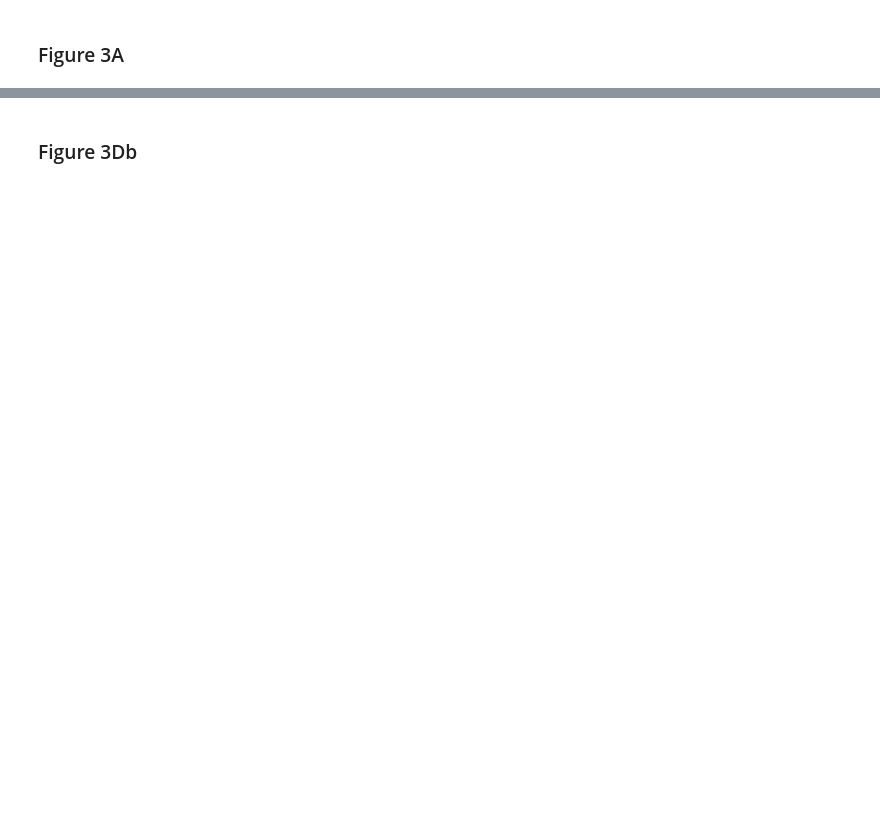
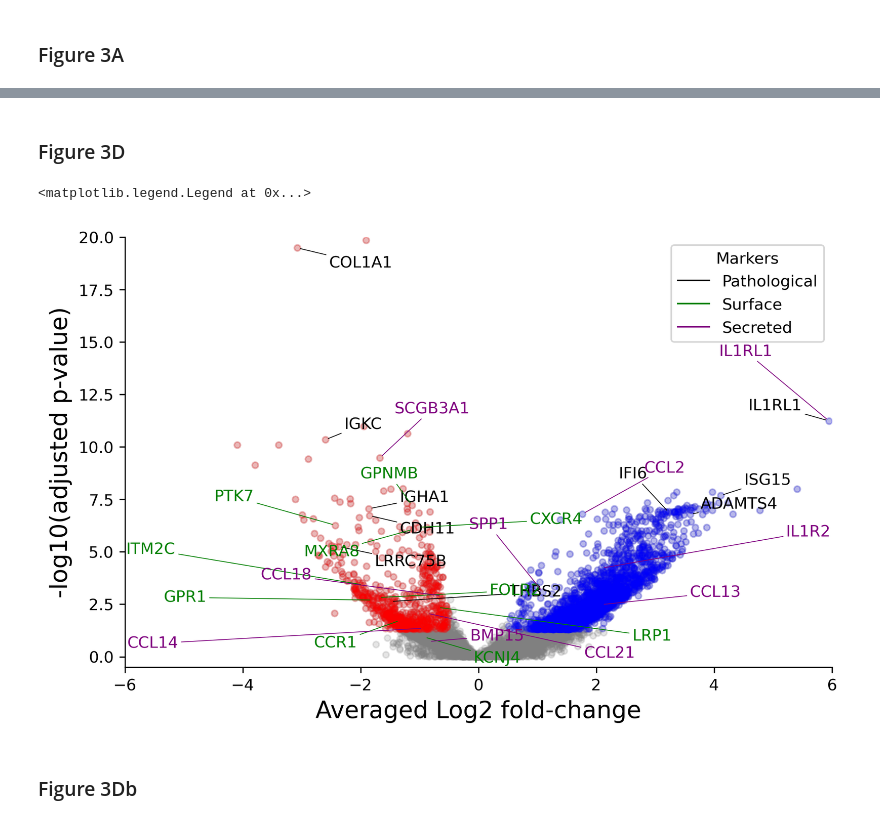
Before and after one commit to thjimmylee/UKCIC-COVID19-paper-figures, a Jupyter notebook: spatial_1/notebooks/Figure3.ipynb, the cells around one changed output, grey strips where cells are left out. Cells and saved outputs as stored; diff of their text form; code cells hidden in the pictures; blank space fills up the shorter version.

```diff
--- a/spatial_1/notebooks/Figure3.ipynb
+++ b/spatial_1/notebooks/Figure3.ipynb
@@ -81,3 +84,81 @@ p1
+# %% [markdown]
+### Figure 3D
+# %%
+patho_candidates = pd.read_csv("../data/fig3_rf_top10_pathol_mean_exp.csv", sep = ",", index_col=0).columns
+surface_candidates = pd.read_csv("../data/fig3_surface_rf_top10_pathol_mean_exp.csv", sep = ",", index_col=0).columns
+secreted_candidates = pd.read_csv("../data/fig3_secreted_rf_top10_pathol_mean_exp.csv", sep = ",", index_col=0).columns
+df_deg_EDADvsODAD =  pd.read_csv("../data/fig3_edger_EDAD_ODAD_deg.csv", sep = ",", index_col = 0)
+# %%
+fdr = .05
+fc_thr = .5
+dotsize = 15
+alpha = .2
+xlim = [-6, 6]
+ylim = [-.5,20]
+title = ""
+figsize = [8,5]
+df_deg = df_deg_EDADvsODAD
+
+
+df_i = df_deg[[df_deg.iloc[c].p_val_adj <= fdr and df_deg.iloc[c].avg_logFC >= fc_thr for c in range(len(df_deg)) ]]
+df_d = df_deg[[df_deg.iloc[c].p_val_adj <= fdr and df_deg.iloc[c].avg_logFC <= -fc_thr for c in range(len(df_deg)) ]]
+
+fig, ax = plt.subplots(figsize = tuple(figsize), dpi = dpi)
+plt.rc('font', size = 10)          # controls default text sizes
+plt.rc('axes', labelsize = 5)    # fontsize of the x and y labels
+plt.rc('legend', fontsize = 5)    # legend fontsize
+plt.rc('figure', titlesize = 5)  # fontsize of the figure title
+ax.grid(False)
+ax.spines["right"].set_visible(False)
+ax.spines["top"].set_visible(False)
+ax.scatter(df_deg.avg_logFC, -(np.log10(df_deg.p_val_adj)), s = dotsize, c='grey', alpha = alpha)
+ax.scatter(df_d.avg_logFC, -(np.log10(df_d.p_val_adj)), s = dotsize, c='r', alpha = alpha)
+ax.scatter(df_i.avg_logFC, -(np.log10(df_i.p_val_adj)), s = dotsize, c='b', alpha = alpha)
+ax.set_xlabel('Averaged Log2 fold-change',size = 15)
+ax.set_ylabel('-log10(adjusted p-value)', size = 15)
+ax.set_title(title, size = 15)
+ax.set_xlim(xlim)
+ax.set_ylim(ylim)
+
+features = patho_candidates
+
+df_text = df_deg[[df_deg.iloc[c].gene in features for c in range(len(df_deg))]]
+
+texts_1 = [plt.text(x, y, s, color = "black") for x, y, s in zip(df_text.avg_logFC, -(np.log10(df_text.p_val_adj)), df_text.gene)]
+
+adjust_text(texts_1, force_points=0.2, force_text=0.2,
+            expand_points=(2, 2), expand_text=(2, 2),
+            arrowprops=dict(arrowstyle="-", color='black', lw=0.5))
+
+features = surface_candidates
+
+df_text = df_deg[[df_deg.iloc[c].gene in features for c in range(len(df_deg))]]
+
+texts_2 = [plt.text(x, y, s, color = "green") for x, y, s in zip(df_text.avg_logFC, -(np.log10(df_text.p_val_adj)), df_text.gene)]
+
+adjust_text(texts_2, force_points=0.2, force_text=0.2,
+            expand_points=(3, 3), expand_text=(3, 3),
+            arrowprops=dict(arrowstyle="-", color='green', lw=0.5))
+
+features = secreted_candidates
+
+df_text = df_deg[[df_deg.iloc[c].gene in features for c in range(len(df_deg))]]
+
+texts_3 = [plt.text(x, y, s, color = "purple") for x, y, s in zip(df_text.avg_logFC, -(np.log10(df_text.p_val_adj)), df_text.gene)]
+
+adjust_text(texts_3, force_points=0.2, force_text=0.2,
+            expand_points=(4, 6), expand_text=(4, 4),
+            arrowprops=dict(arrowstyle="-", color='purple', lw=0.5))
+
+
+custom_lines = [Line2D([0], [0], color="black", lw=1),
+                Line2D([0], [0], color="green", lw=1),
+                Line2D([0], [0], color="purple", lw=1)]
+
+ax.legend(custom_lines, ['Pathological', 'Surface', 'Secreted'], title = "Markers", fontsize = 10 )
+# %% [output]
+<matplotlib.legend.Legend at 0x...>
+[figure, added]
 # %% [markdown]
 ### Figure 3Db
 # %%
```
Also changed, not shown: parts of 4 cells of this notebook, 5 other files.
